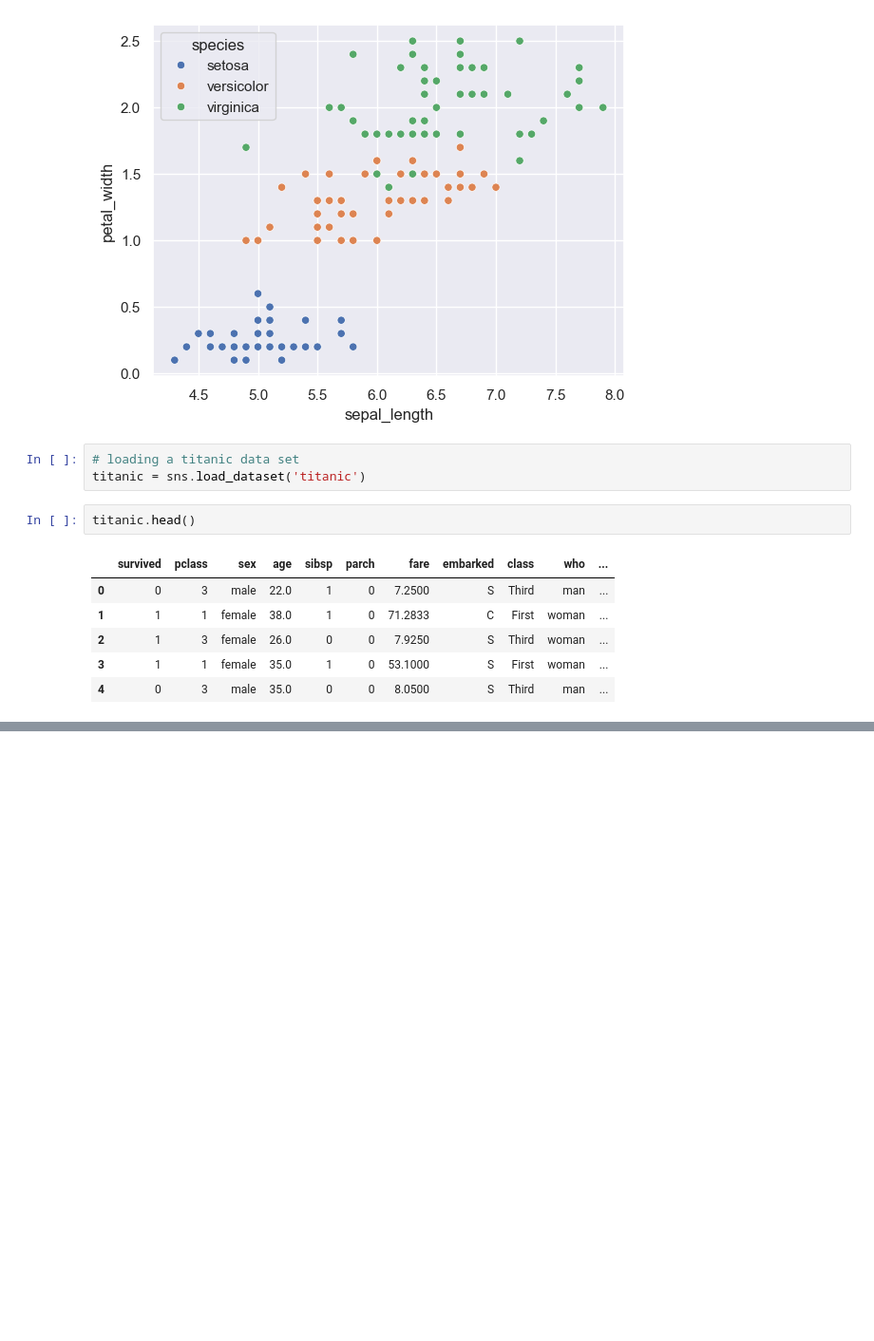
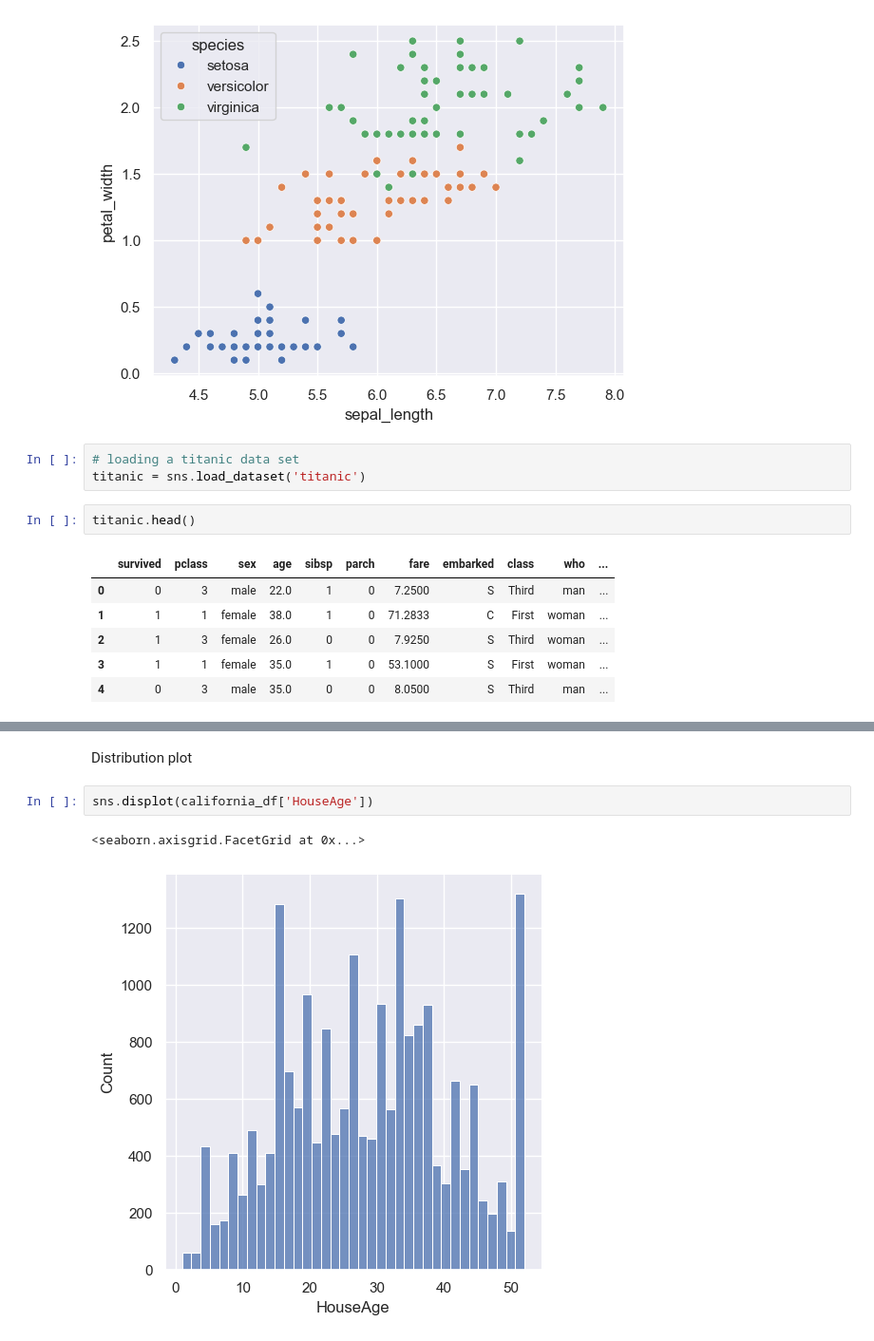
Before and after one commit to VarenyaVisen/Seaborn-Tutorial, a Jupyter notebook: seaborn_tutorial.ipynb, the cells around one changed output, grey strips where cells are left out. Shown at 95% size. Drawn from its saved outputs; the diff is of its cells as text; blank space fills up the shorter version.

```diff
--- a/seaborn_tutorial.ipynb
+++ b/seaborn_tutorial.ipynb
@@ -68,0 +109,7 @@ titanic.head()
+# %% [markdown]
+Distribution plot
+# %%
+sns.displot(california_df['HouseAge'])
+# %% [output]
+<seaborn.axisgrid.FacetGrid at 0x...>
+[figure, added]
```
Also changed, not shown: parts of 12 cells of this notebook, 1 other file.
